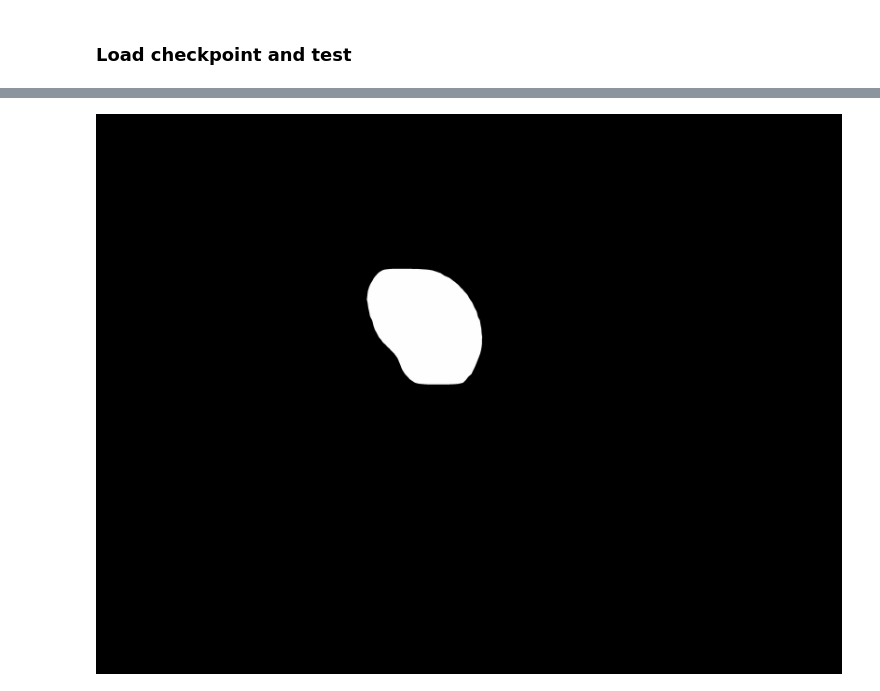
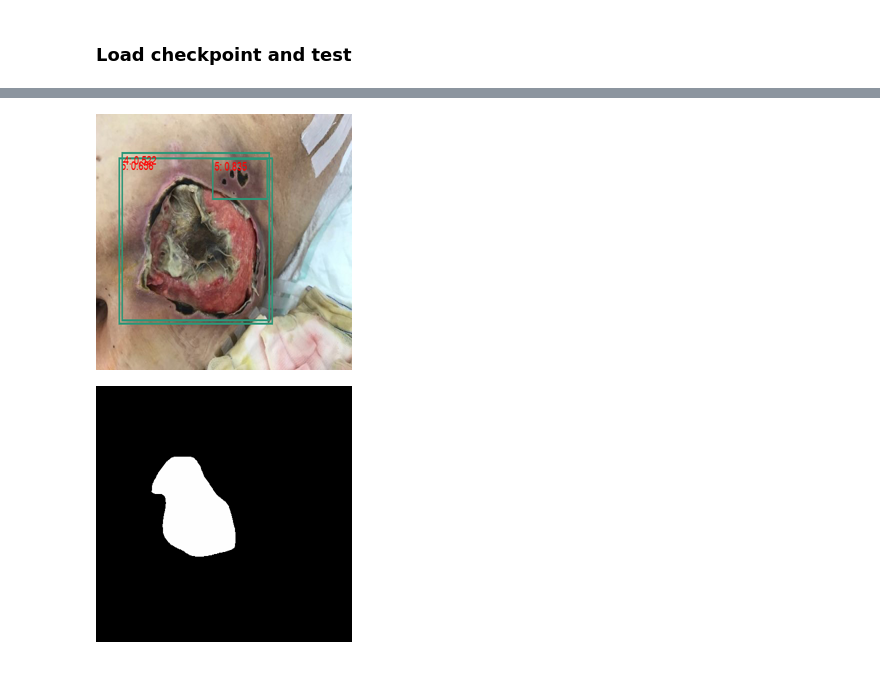
Before and after one commit to newfyu/Bedsore, a Jupyter notebook: kaifa.ipynb, the cells around one changed output, grey strips where cells are left out. Drawn from its saved outputs; the diff is of its cells as text; code cells hidden in the pictures.

Commit message:
develping eval

```diff
--- a/kaifa.ipynb
+++ b/kaifa.ipynb
@@ -143,3 +146,7 @@ from utils import batch2pil
 # %%
-dm = BedsoreDataModule(root='data',batch_size=1)
+dm = BedsoreDataModule(root='data', num_valid=100, batch_size=1)
 ds = dm.val_dataloader().dataset
+model = MyFasterRCNN.load_from_checkpoint('mlruns/0/d943453c13254916a4bc0765d150437f/checkpoints/epoch=21.ckpt')
+net = model.net
+net.eval()
+pass
@@ -193,0 +153,8 @@ out
+# %%
+idx = 24
+image,target = ds[idx]
+out = net([image],[target])[0]
+print(target['fname'])
+print('gt:',target['labels'])
+print('out labels: ', out['labels'])
+print('out scores: ', out['scores'].detach())
@@ -194,4 +178,8 @@ out
+# %%
+draw_bbox(image,out).resize((256,256))
+# %% [output]
+[figure, added]
 # %%
-batch2pil(((out['masks'][3])>0.5).float())
+batch2pil(((out['masks'][1])>0.5).float()).resize((256,256))
 # %% [output]
-[figure, old version]
+[figure, new version]
```
Also changed, not shown: parts of 9 cells of this notebook, 12 other files.
